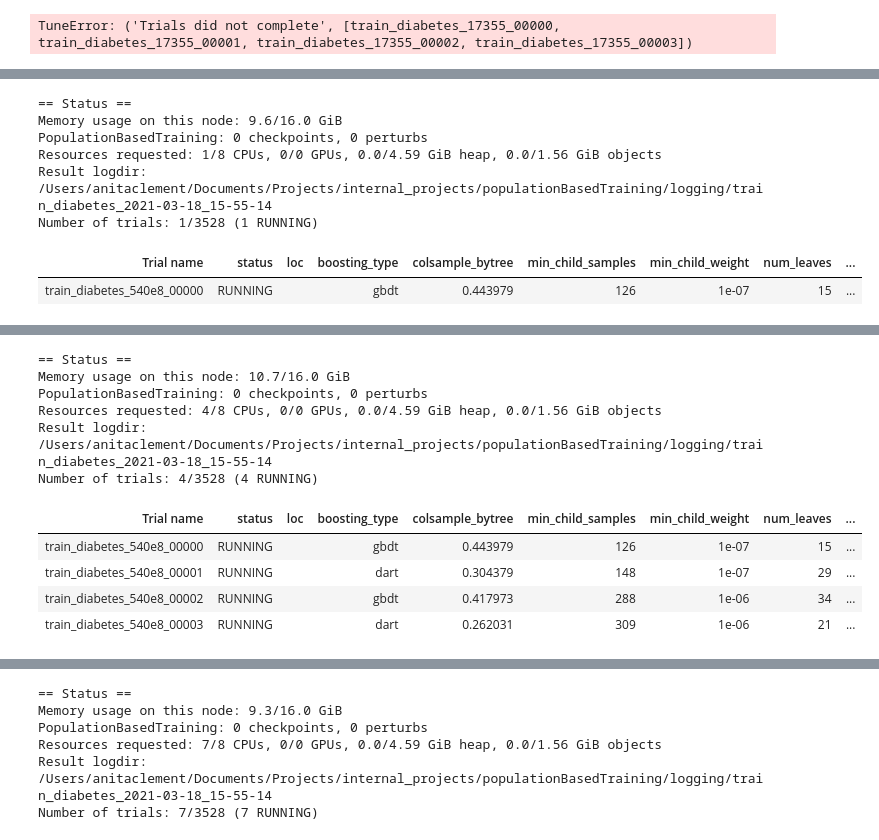
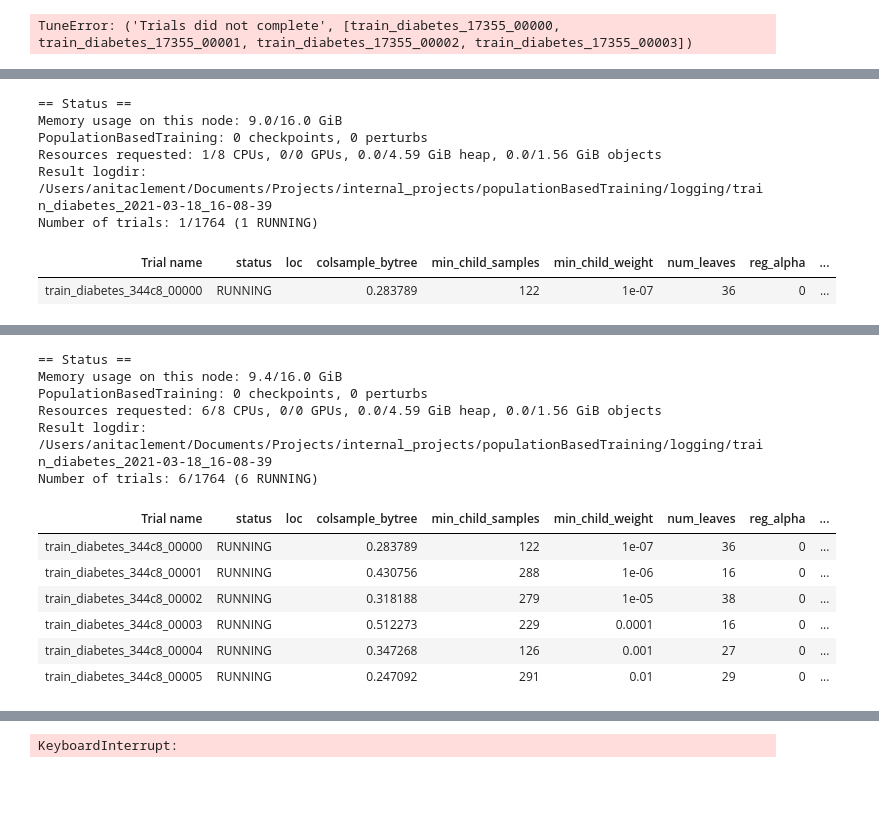
Before and after one commit to aclement-dataiku/populationBasedTraining, a Jupyter notebook: ray_tune.ipynb, the cells around one changed output, grey strips where cells are left out. Cells and saved outputs as stored; diff of their text form; code cells hidden in the pictures; blank space fills up the shorter version.

```diff
--- a/ray_tune.ipynb
+++ b/ray_tune.ipynb
@@ -59,27 +59,27 @@ def train_diabetes(config):
         mean_accuracy=sklearn.metrics.roc_auc_score(test_y, pred_labels),
         done=True)
 # %%
-config = {
-        "objective": "binary",
-        #"metric": "binary_error",
-        "metric": "mean_accuracy",
-        "verbose": -1,
-        "boosting_type": tune.grid_search(["gbdt", "dart"]),
-        "num_leaves": tune.randint(10, 1000),
-        "learning_rate": tune.loguniform(1e-2, 1e-1)
-    }
-analysis = tune.run(
-        train_diabetes,
-        metric="auc",
-        mode="min",
-        config=config,
-        num_samples=2, #Number of times to sample from the hyperparameter space
-        #scheduler=ASHAScheduler()
-        local_dir="/Users/anitaclement/Documents/Projects/internal_projects/populationBasedTraining/logging",
-        scheduler=PopulationBasedTraining()
-        )
+# config = {
+#         "objective": "binary",
+#         #"metric": "binary_error",
+#         "metric": "mean_accuracy",
+#         "verbose": -1,
+#         "boosting_type": tune.grid_search(["gbdt", "dart"]),
+#         "num_leaves": tune.randint(10, 1000),
+#         "learning_rate": tune.loguniform(1e-2, 1e-1)
+#     }
+# analysis = tune.run(
+#         train_diabetes,
+#         metric="auc",
+#         mode="max",
+#         config=config,
+#         num_samples=2, #Number of times to sample from the hyperparameter space
+#         #scheduler=ASHAScheduler()
+#         local_dir="/Users/anitaclement/Documents/Projects/internal_projects/populationBasedTraining/logging",
+#         scheduler=PopulationBasedTraining()
+#         )
 
-print("Best hyperparameters found were: ", analysis.best_config)
+# print("Best hyperparameters found were: ", analysis.best_config)
 # %% [output]
 2021-03-18 15:03:27,518 WARNING worker.py:1107 -- Warning: The actor ImplicitFunc has size 85149703 when pickled. It will be stored in Redis, which could cause memory issues. This may mean that its de ...
 2021-03-18 15:03:27,646 WARNING util.py:152 -- The `start_trial` operation took 0.858 s, which may be a performance bottleneck.
@@ -221,8 +221,9 @@ if __name__ == "__main__":
         metric="binary_error",
         #mode="min",
         mode="max",
+        resources_per_trial={"cpu": 7, "gpu": 0},
         config=config,
-        num_samples=2,
+        num_samples=1,
         #scheduler=ASHAScheduler())
         scheduler=PopulationBasedTraining(),
         local_dir="/Users/anitaclement/Documents/Projects/internal_projects/populationBasedTraining/logging")
@@ -234,8 +235,8 @@ if __name__ == "__main__":
 == Status ==
-Memory usage on this node: 9.6/16.0 GiB
+Memory usage on this node: 9.0/16.0 GiB
 PopulationBasedTraining: 0 checkpoints, 0 perturbs
 Resources requested: 1/8 CPUs, 0/0 GPUs, 0.0/4.59 GiB heap, 0.0/1.56 GiB objects
-Result logdir: /Users/anitaclement/Documents/Projects/internal_projects/populationBasedTraining/logging/train_diabetes_2021-03-18_15-55-14
-Number of trials: 1/3528 (1 RUNNING)
+Result logdir: /Users/anitaclement/Documents/Projects/internal_projects/populationBasedTraining/logging/train_diabetes_2021-03-18_16-08-39
+Number of trials: 1/1764 (1 RUNNING)
-| Trial name | status | loc | boosting_type | colsample_bytree | min_child_samples | min_child_weight | num_leaves | ... |
-| train_diabetes_540e8_00000 | RUNNING |  | gbdt | 0.443979 | 126 | 1e-07 | 15 | ... |
+| Trial name | status | loc | colsample_bytree | min_child_samples | min_child_weight | num_leaves | reg_alpha | ... |
+| train_diabetes_344c8_00000 | RUNNING |  | 0.283789 | 122 | 1e-07 | 36 | 0 | ... |
@@ -245,11 +248,13 @@ Number of trials: 1/3528 (1 RUNNING)
 == Status ==
-Memory usage on this node: 10.7/16.0 GiB
+Memory usage on this node: 9.4/16.0 GiB
 PopulationBasedTraining: 0 checkpoints, 0 perturbs
-Resources requested: 4/8 CPUs, 0/0 GPUs, 0.0/4.59 GiB heap, 0.0/1.56 GiB objects
-Result logdir: /Users/anitaclement/Documents/Projects/internal_projects/populationBasedTraining/logging/train_diabetes_2021-03-18_15-55-14
-Number of trials: 4/3528 (4 RUNNING)
+Resources requested: 6/8 CPUs, 0/0 GPUs, 0.0/4.59 GiB heap, 0.0/1.56 GiB objects
+Result logdir: /Users/anitaclement/Documents/Projects/internal_projects/populationBasedTraining/logging/train_diabetes_2021-03-18_16-08-39
+Number of trials: 6/1764 (6 RUNNING)
-| Trial name | status | loc | boosting_type | colsample_bytree | min_child_samples | min_child_weight | num_leaves | ... |
-| train_diabetes_540e8_00000 | RUNNING |  | gbdt | 0.443979 | 126 | 1e-07 | 15 | ... |
-| train_diabetes_540e8_00001 | RUNNING |  | dart | 0.304379 | 148 | 1e-07 | 29 | ... |
-| train_diabetes_540e8_00002 | RUNNING |  | gbdt | 0.417973 | 288 | 1e-06 | 34 | ... |
-| train_diabetes_540e8_00003 | RUNNING |  | dart | 0.262031 | 309 | 1e-06 | 21 | ... |
+| Trial name | status | loc | colsample_bytree | min_child_samples | min_child_weight | num_leaves | reg_alpha | ... |
+| train_diabetes_344c8_00000 | RUNNING |  | 0.283789 | 122 | 1e-07 | 36 | 0 | ... |
+| train_diabetes_344c8_00001 | RUNNING |  | 0.430756 | 288 | 1e-06 | 16 | 0 | ... |
+| train_diabetes_344c8_00002 | RUNNING |  | 0.318188 | 279 | 1e-05 | 38 | 0 | ... |
+| train_diabetes_344c8_00003 | RUNNING |  | 0.512273 | 229 | 0.0001 | 16 | 0 | ... |
+| train_diabetes_344c8_00004 | RUNNING |  | 0.347268 | 126 | 0.001 | 27 | 0 | ... |
+| train_diabetes_344c8_00005 | RUNNING |  | 0.247092 | 291 | 0.01 | 29 | 0 | ... |
@@ -259,6 +265 @@ Number of trials: 4/3528 (4 RUNNING)
-== Status ==
-Memory usage on this node: 9.3/16.0 GiB
-PopulationBasedTraining: 0 checkpoints, 0 perturbs
-Resources requested: 7/8 CPUs, 0/0 GPUs, 0.0/4.59 GiB heap, 0.0/1.56 GiB objects
-Result logdir: /Users/anitaclement/Documents/Projects/internal_projects/populationBasedTraining/logging/train_diabetes_2021-03-18_15-55-14
-Number of trials: 7/3528 (7 RUNNING)
+KeyboardInterrupt:
```
Also changed, not shown: parts of 2 cells of this notebook.
